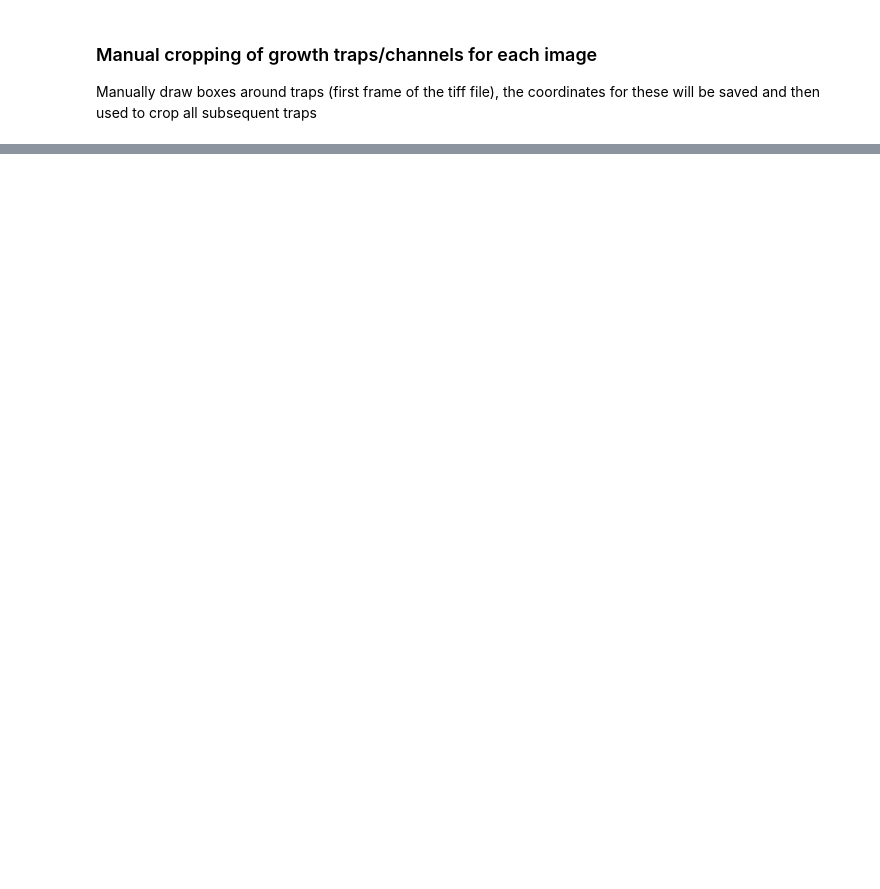
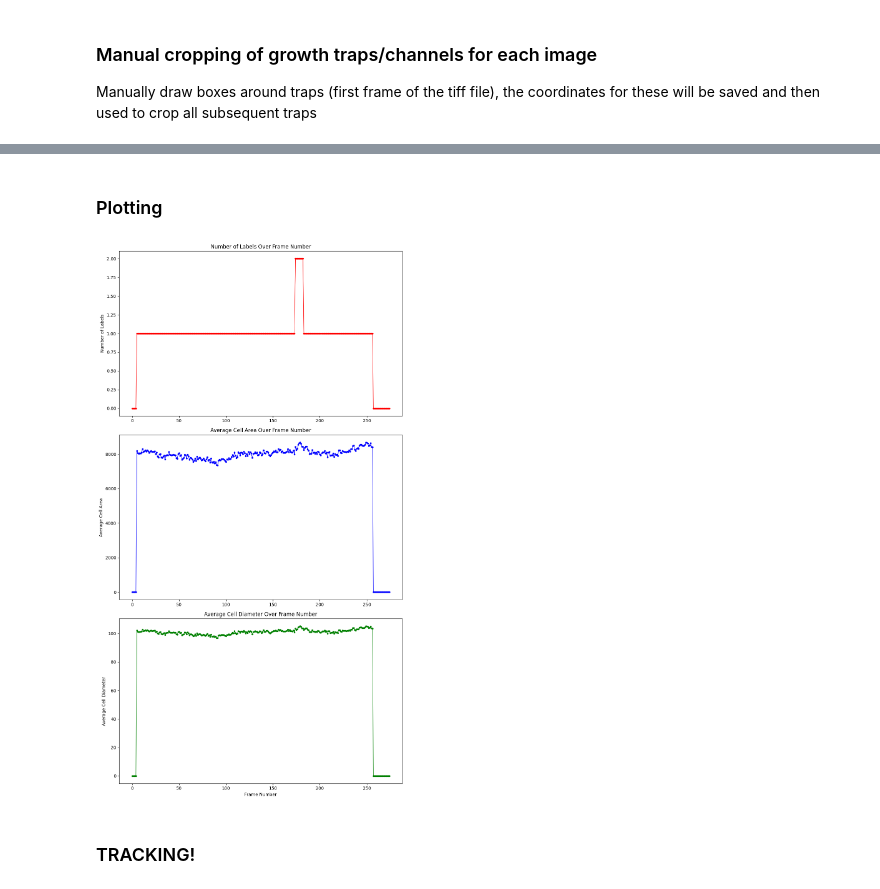
Before and after one commit to michaelkin1/Master_Thesis_Michael_Kinsella_Symbiodinium_Pipeline, a Jupyter notebook: MM_pipeline.ipynb, the cells around one changed output, grey strips where cells are left out. Drawn from its saved outputs; the diff is of its cells as text; code cells hidden in the pictures; blank space fills up the shorter version.

```diff
--- a/MM_pipeline.ipynb
+++ b/MM_pipeline.ipynb
@@ -371,0 +314,13 @@ with napari.gui_qt():
+# %%
+"""DEFINE CELLPOSE MODEL AND IF YOU HAVE GPU"""
+model = models.Cellpose(gpu=False, model_type='cyto2')
+
+
+"""PARAMETERS FOR THE CELLPOSE MODEL"""
+custom_params_segmentation = {
+    'diameter': 80.0,
+    'interp': 'lanczos3',
+    'cellprob_threshold': 0.1,
+    'flow_threshold': 0.4,
+    'min_size': 500
+}
@@ -371,0 +391,5 @@ with napari.gui_qt():
+# %%
+"""PARAMETERS FOR FILTERING LABELS AFTER SEGMENTATION"""
+# Filtering thresholds
+min_area_threshold = 500
+max_area_threshold = 12000
@@ -371,0 +661,57 @@ with napari.gui_qt():
+# %% [markdown]
+### Plotting
+# %%
+import matplotlib.pyplot as plt
+
+# Lists to store data for each frame
+num_labels_list = []
+avg_area_list = []
+avg_diameter_list = []
+
+# Iterate through each labeled TIFF file
+for image_name, frame_regionprops_list in regionprops_dict.items():
+    for frame, region_props in frame_regionprops_list.items():
+        # Calculate the number of labels
+        num_labels = len(region_props)
+        num_labels_list.append(num_labels)
+
+        # Calculate average cell area and diameter
+        total_area = sum(prop["area"] for prop in region_props)
+        avg_area = total_area / num_labels if num_labels > 0 else 0
+        avg_area_list.append(avg_area)
+
+        total_diameter = sum(prop["equivalent_diameter"] for prop in region_props)
+        avg_diameter = total_diameter / num_labels if num_labels > 0 else 0
+        avg_diameter_list.append(avg_diameter)
+
+# Get frame numbers (inner keys)
+frame_numbers = list(regionprops_dict['trap_1_all_frames_series'].keys())
+
+# Plotting
+plt.figure(figsize=(10, 18))
+
+# Plot Number of Labels
+plt.subplot(3, 1, 1)
+plt.plot(frame_numbers, num_labels_list[:len(frame_numbers)], marker='o', linestyle='-', markersize=3, linewidth=1, color='red')
+plt.ylabel('Number of Labels')
+plt.title('Number of Labels Over Frame Number')
+
+# Plot Average Cell Area
+plt.subplot(3, 1, 2)
+plt.plot(frame_numbers, avg_area_list[:len(frame_numbers)], marker='o', linestyle='-', markersize=3, linewidth=1, color='blue')
+plt.ylabel('Average Cell Area')
+plt.title('Average Cell Area Over Frame Number')
+
+# Plot Average Cell Diameter
+plt.subplot(3, 1, 3)
+plt.plot(frame_numbers, avg_diameter_list[:len(frame_numbers)], marker='o', linestyle='-', markersize=3, linewidth=1, color='green')
+plt.xlabel('Frame Number')
+plt.ylabel('Average Cell Diameter')
+plt.title('Average Cell Diameter Over Frame Number')
+
+plt.tight_layout()
+plt.show()
+# %% [output]
+[figure, added]
+# %% [markdown]
+### TRACKING!
```
Also changed, not shown: parts of 47 cells of this notebook, 4 other files.
